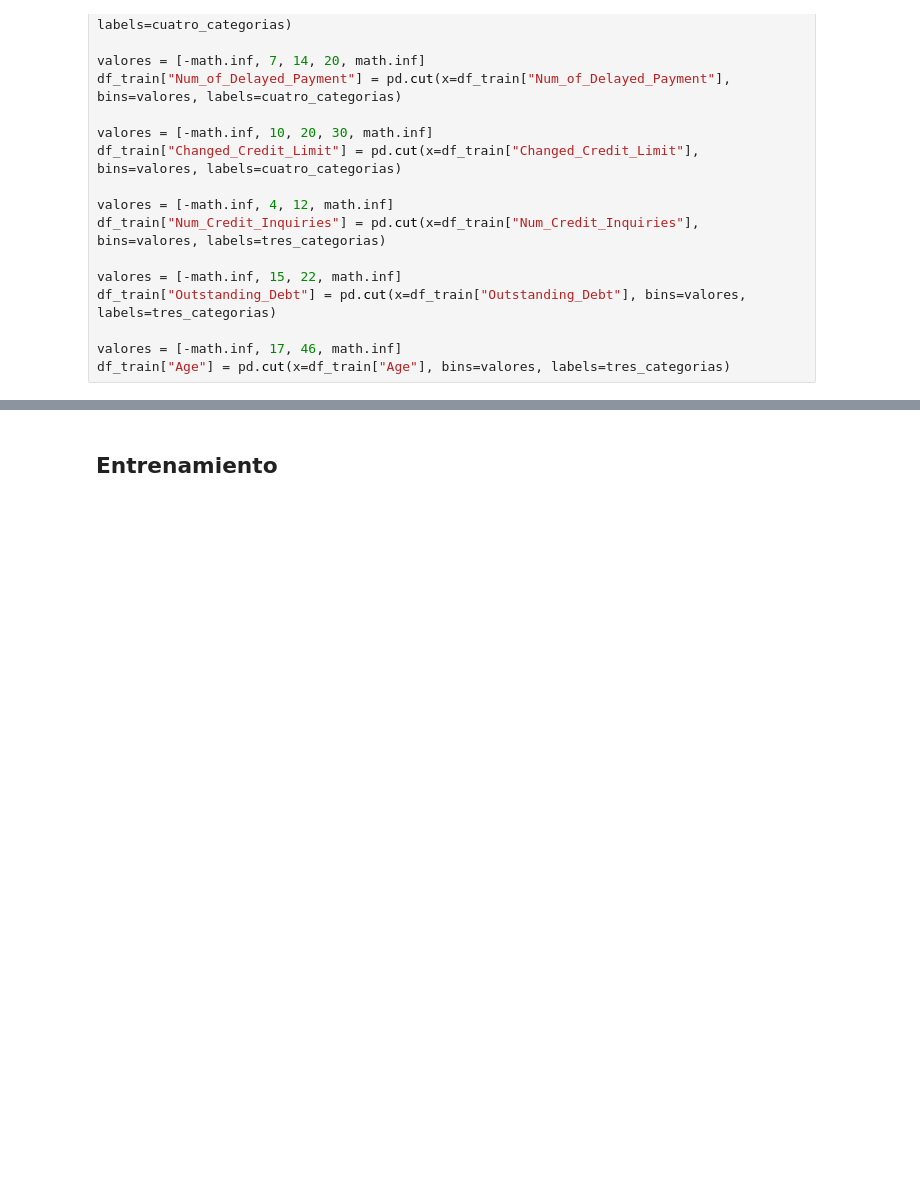
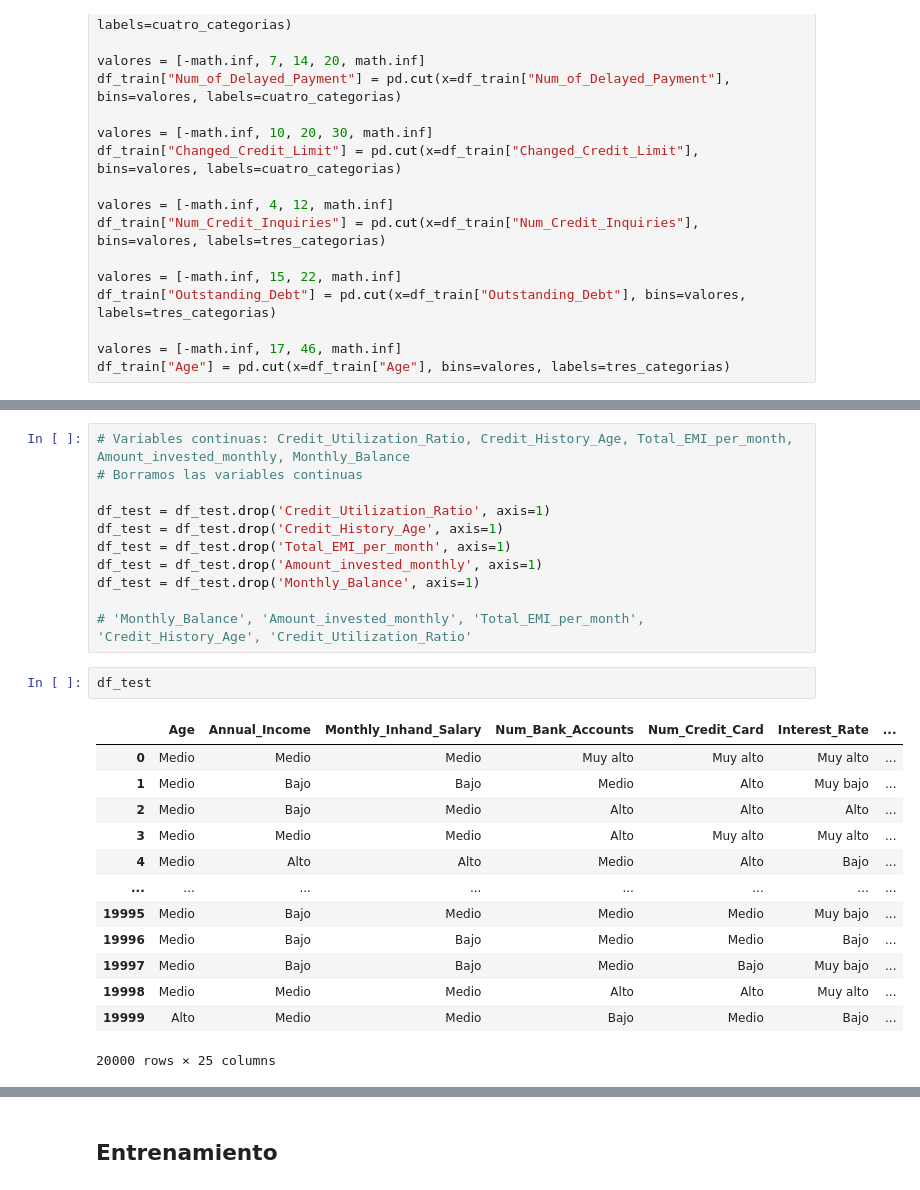
Before and after one commit to Kekon130/ML_Practica2, a Jupyter notebook: practica2_discreto.ipynb, the cells around one changed output, grey strips where cells are left out. Saved outputs shown, nothing was run; the diff lists cells and outputs as text; blank space fills up the shorter version.

```diff
--- a/practica2_discreto.ipynb
+++ b/practica2_discreto.ipynb
@@ -472,0 +569,27 @@ df_train
+# %%
+# Variables continuas: Credit_Utilization_Ratio, Credit_History_Age, Total_EMI_per_month, Amount_invested_monthly, Monthly_Balance
+# Borramos las variables continuas
+
+df_test = df_test.drop('Credit_Utilization_Ratio', axis=1)
+df_test = df_test.drop('Credit_History_Age', axis=1)
+df_test = df_test.drop('Total_EMI_per_month', axis=1)
+df_test = df_test.drop('Amount_invested_monthly', axis=1)
+df_test = df_test.drop('Monthly_Balance', axis=1)
+
+# 'Monthly_Balance', 'Amount_invested_monthly', 'Total_EMI_per_month', 'Credit_History_Age', 'Credit_Utilization_Ratio'
+# %%
+df_test
+# %% [output]
+|  | Age | Annual_Income | Monthly_Inhand_Salary | Num_Bank_Accounts | Num_Credit_Card | Interest_Rate | ... |
+| 0 | Medio | Medio | Medio | Muy alto | Muy alto | Muy alto | ... |
+| 1 | Medio | Bajo | Bajo | Medio | Alto | Muy bajo | ... |
+| 2 | Medio | Bajo | Medio | Alto | Alto | Alto | ... |
+| 3 | Medio | Medio | Medio | Alto | Muy alto | Muy alto | ... |
+| 4 | Medio | Alto | Alto | Medio | Alto | Bajo | ... |
+| ... | ... | ... | ... | ... | ... | ... | ... |
+| 19995 | Medio | Bajo | Medio | Medio | Medio | Muy bajo | ... |
+| 19996 | Medio | Bajo | Bajo | Medio | Medio | Bajo | ... |
+| 19997 | Medio | Bajo | Bajo | Medio | Bajo | Muy bajo | ... |
+| 19998 | Medio | Medio | Medio | Alto | Alto | Muy alto | ... |
+| 19999 | Alto | Medio | Medio | Bajo | Medio | Bajo | ... |
+20000 rows × 25 columns
```
Also changed, not shown: parts of 49 cells of this notebook.
